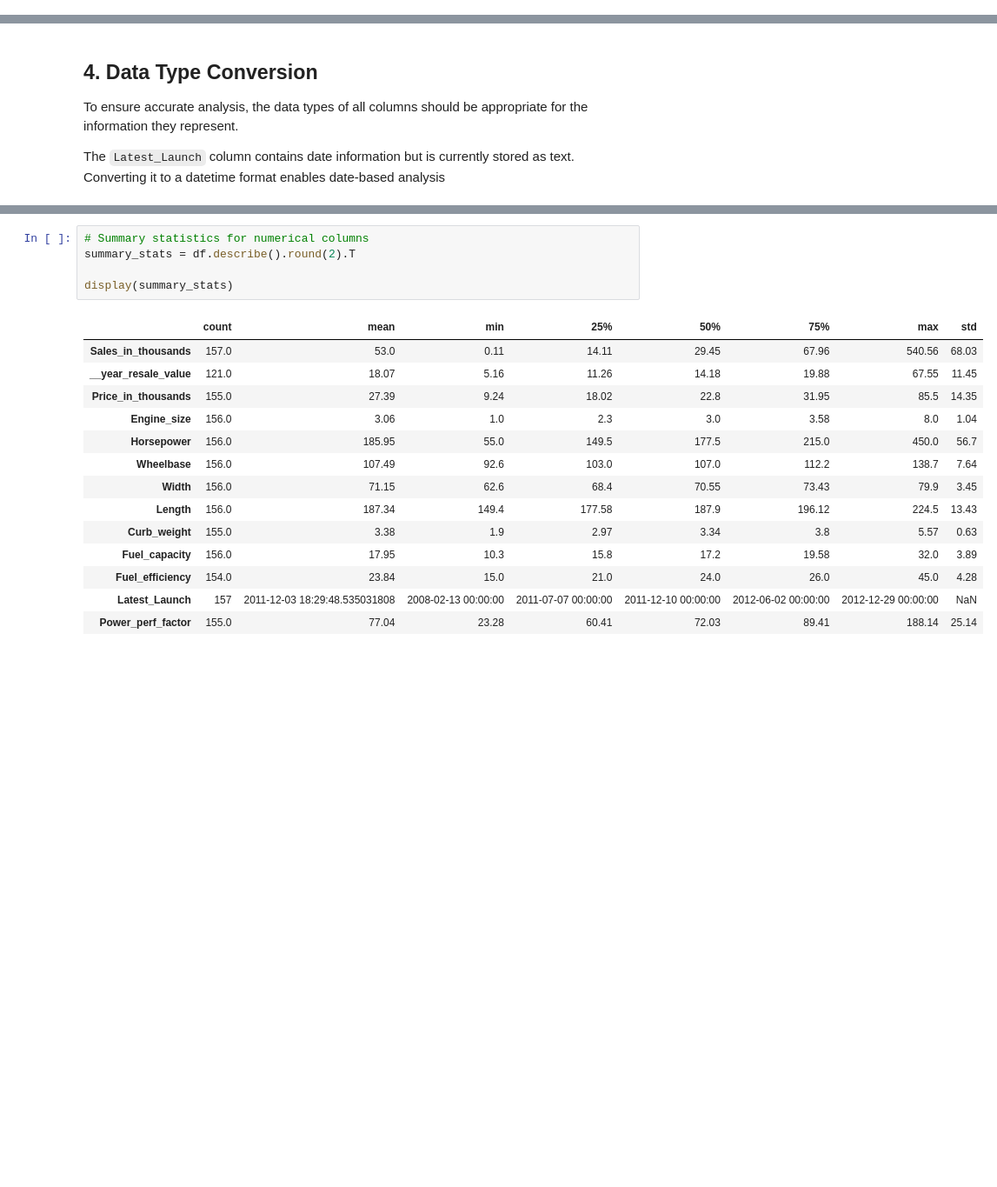
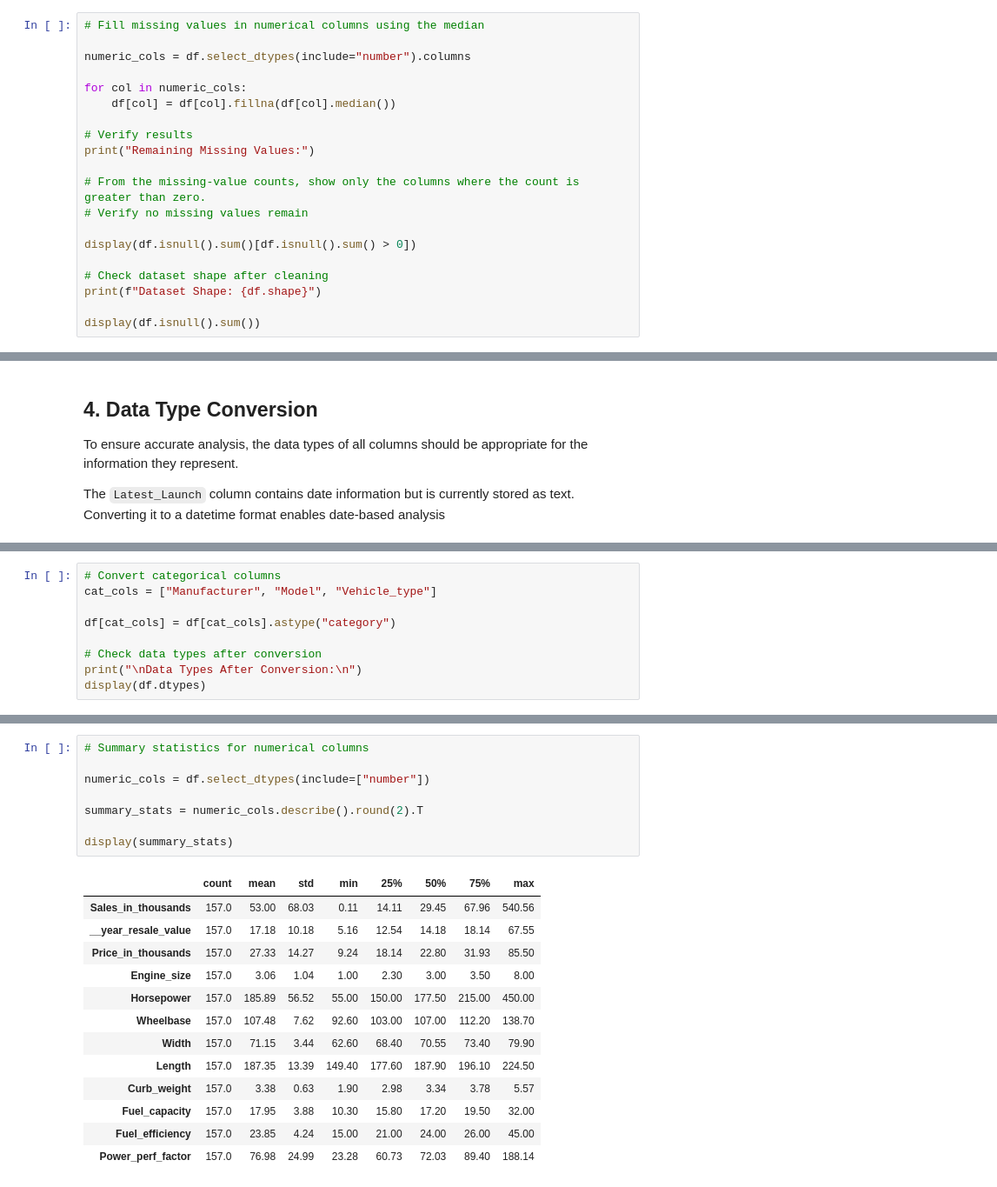
Before and after one commit to nnitika25-png/Car_sales, a Jupyter notebook: notebooks/02_preprocessing.ipynb, the cells around one changed output, grey strips where cells are left out. Shown at 87% size. Drawn from its saved outputs; the diff is of its cells as text; blank space fills up the shorter version.

```diff
--- a/notebooks/02_preprocessing.ipynb
+++ b/notebooks/02_preprocessing.ipynb
@@ -145,0 +154,20 @@ Number of missing values: 36
+# %%
+# Fill missing values in numerical columns using the median
+
+numeric_cols = df.select_dtypes(include="number").columns
+
+for col in numeric_cols:
+    df[col] = df[col].fillna(df[col].median())
+
+# Verify results
+print("Remaining Missing Values:")
+
+# From the missing-value counts, show only the columns where the count is greater than zero.
+# Verify no missing values remain
+
+display(df.isnull().sum()[df.isnull().sum() > 0])
+
+# Check dataset shape after cleaning
+print(f"Dataset Shape: {df.shape}")
+
+display(df.isnull().sum())
@@ -175,0 +226,9 @@ dtype: object
+# %%
+# Convert categorical columns
+cat_cols = ["Manufacturer", "Model", "Vehicle_type"]
+
+df[cat_cols] = df[cat_cols].astype("category")
+
+# Check data types after conversion
+print("\nData Types After Conversion:\n")
+display(df.dtypes)
@@ -180,24 +307,26 @@ To better understand the numerical features in the dataset, we will calculate su
 These statistics help identify the range of values, potential outliers, and suitable strategies for handling missing data.
 # %%
 # Summary statistics for numerical columns
-summary_stats = df.describe().round(2).T
+
+numeric_cols = df.select_dtypes(include=["number"])
+
+summary_stats = numeric_cols.describe().round(2).T
 
 display(summary_stats)
 # %% [output]
-|  | count | mean | min | 25% | 50% | 75% | max | std |
-| Sales_in_thousands | 157.0 | 53.0 | 0.11 | 14.11 | 29.45 | 67.96 | 540.56 | 68.03 |
-| __year_resale_value | 121.0 | 18.07 | 5.16 | 11.26 | 14.18 | 19.88 | 67.55 | 11.45 |
-| Price_in_thousands | 155.0 | 27.39 | 9.24 | 18.02 | 22.8 | 31.95 | 85.5 | 14.35 |
-| Engine_size | 156.0 | 3.06 | 1.0 | 2.3 | 3.0 | 3.58 | 8.0 | 1.04 |
-| Horsepower | 156.0 | 185.95 | 55.0 | 149.5 | 177.5 | 215.0 | 450.0 | 56.7 |
-| Wheelbase | 156.0 | 107.49 | 92.6 | 103.0 | 107.0 | 112.2 | 138.7 | 7.64 |
-| Width | 156.0 | 71.15 | 62.6 | 68.4 | 70.55 | 73.43 | 79.9 | 3.45 |
-| Length | 156.0 | 187.34 | 149.4 | 177.58 | 187.9 | 196.12 | 224.5 | 13.43 |
-| Curb_weight | 155.0 | 3.38 | 1.9 | 2.97 | 3.34 | 3.8 | 5.57 | 0.63 |
-| Fuel_capacity | 156.0 | 17.95 | 10.3 | 15.8 | 17.2 | 19.58 | 32.0 | 3.89 |
-| Fuel_efficiency | 154.0 | 23.84 | 15.0 | 21.0 | 24.0 | 26.0 | 45.0 | 4.28 |
-| Latest_Launch | 157 | 2011-12-03 18:29:48.535031808 | 2008-02-13 00:00:00 | 2011-07-07 00:00:00 | 2011-12-10 00:00:00 | 2012-06-02 00:00:00 | 2012-12-29 00:00:00 | NaN |
-| Power_perf_factor | 155.0 | 77.04 | 23.28 | 60.41 | 72.03 | 89.41 | 188.14 | 25.14 |
+|  | count | mean | std | min | 25% | 50% | 75% | max |
+| Sales_in_thousands | 157.0 | 53.00 | 68.03 | 0.11 | 14.11 | 29.45 | 67.96 | 540.56 |
+| __year_resale_value | 157.0 | 17.18 | 10.18 | 5.16 | 12.54 | 14.18 | 18.14 | 67.55 |
+| Price_in_thousands | 157.0 | 27.33 | 14.27 | 9.24 | 18.14 | 22.80 | 31.93 | 85.50 |
+| Engine_size | 157.0 | 3.06 | 1.04 | 1.00 | 2.30 | 3.00 | 3.50 | 8.00 |
+| Horsepower | 157.0 | 185.89 | 56.52 | 55.00 | 150.00 | 177.50 | 215.00 | 450.00 |
+| Wheelbase | 157.0 | 107.48 | 7.62 | 92.60 | 103.00 | 107.00 | 112.20 | 138.70 |
+| Width | 157.0 | 71.15 | 3.44 | 62.60 | 68.40 | 70.55 | 73.40 | 79.90 |
+| Length | 157.0 | 187.35 | 13.39 | 149.40 | 177.60 | 187.90 | 196.10 | 224.50 |
+| Curb_weight | 157.0 | 3.38 | 0.63 | 1.90 | 2.98 | 3.34 | 3.78 | 5.57 |
+| Fuel_capacity | 157.0 | 17.95 | 3.88 | 10.30 | 15.80 | 17.20 | 19.50 | 32.00 |
+| Fuel_efficiency | 157.0 | 23.85 | 4.24 | 15.00 | 21.00 | 24.00 | 26.00 | 45.00 |
+| Power_perf_factor | 157.0 | 76.98 | 24.99 | 23.28 | 60.73 | 72.03 | 89.40 | 188.14 |
 # %% [markdown]
 ## Initial Observations
 
```
Also changed, not shown: parts of 10 cells of this notebook.
